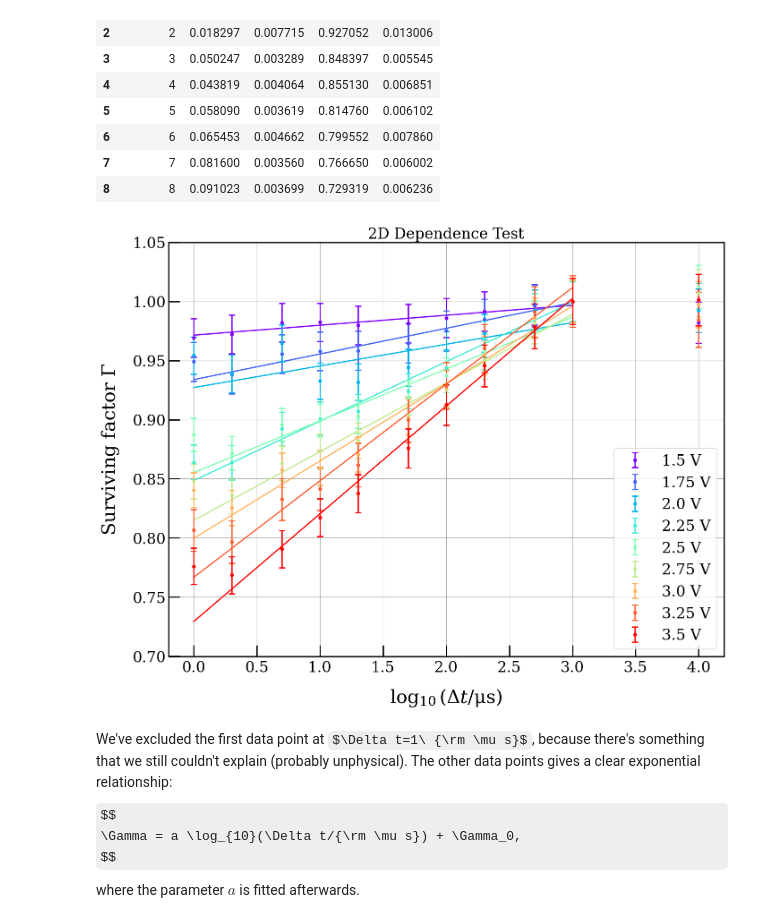
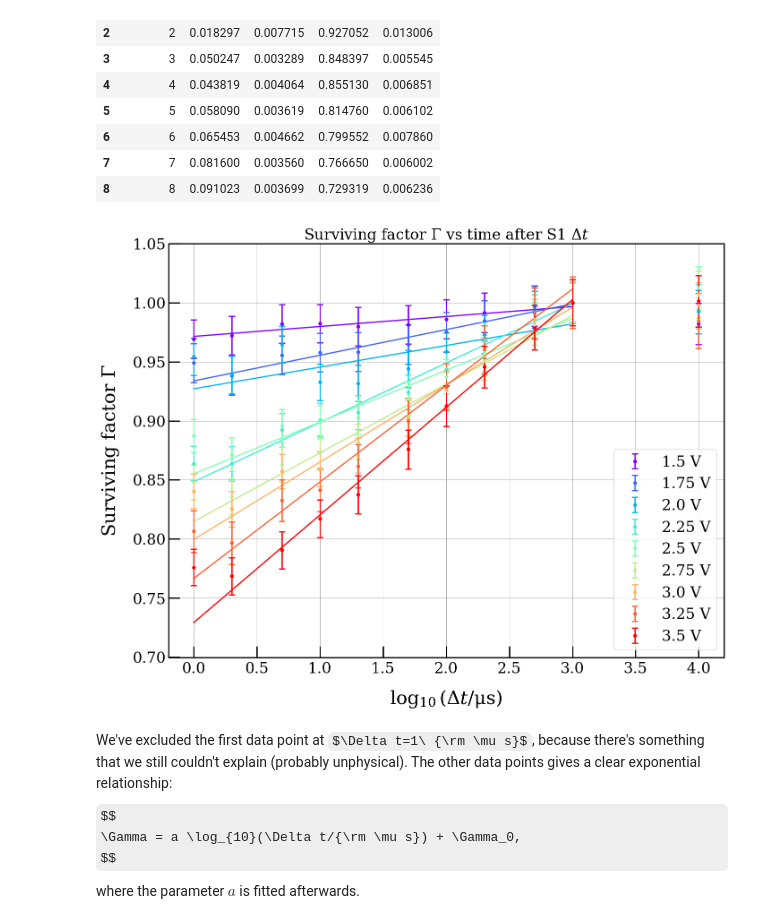
Before and after one commit to Chocolirz/Saturation-Relation, a Jupyter notebook: 2d_dependence.ipynb, the cells around one changed output. Cells and saved outputs as stored; diff of their text form; code cells hidden in the pictures; some formulas as TeX source.

```diff
--- a/2d_dependence.ipynb
+++ b/2d_dependence.ipynb
@@ -217,17 +217,17 @@ df_parameters
 | 8 | 8 | 0.091023 | 0.003699 | 0.729319 | 0.006236 |
 # %%
 plt.figure(figsize=(16, 12))
-plt.title('2D Dependence Test')
+plt.title(r'Surviving factor $\Gamma$ vs time after S1 $\Delta t$')
 plt.xlabel(r"$\log_{10}(\Delta t/{\rm \mu s})$")
 plt.ylabel(r'Surviving factor $\Gamma$')
 plt.ylim(0.7, 1.05)
 for i in range(len(file_path)):
     plot_result(i)
 plt.grid(True)
 plt.legend()
 plt.show()
 # %% [output]
-[figure, old version]
+[figure, new version]
 # %% [markdown]
 We've excluded the first data point at $\Delta t=1\ {\rm \mu s}$, because there's something that we still couldn't explain (probably unphysical). The other data points gives a clear exponential relationship:
 $$
```
Also changed, not shown: parts of 2 cells of this notebook.
